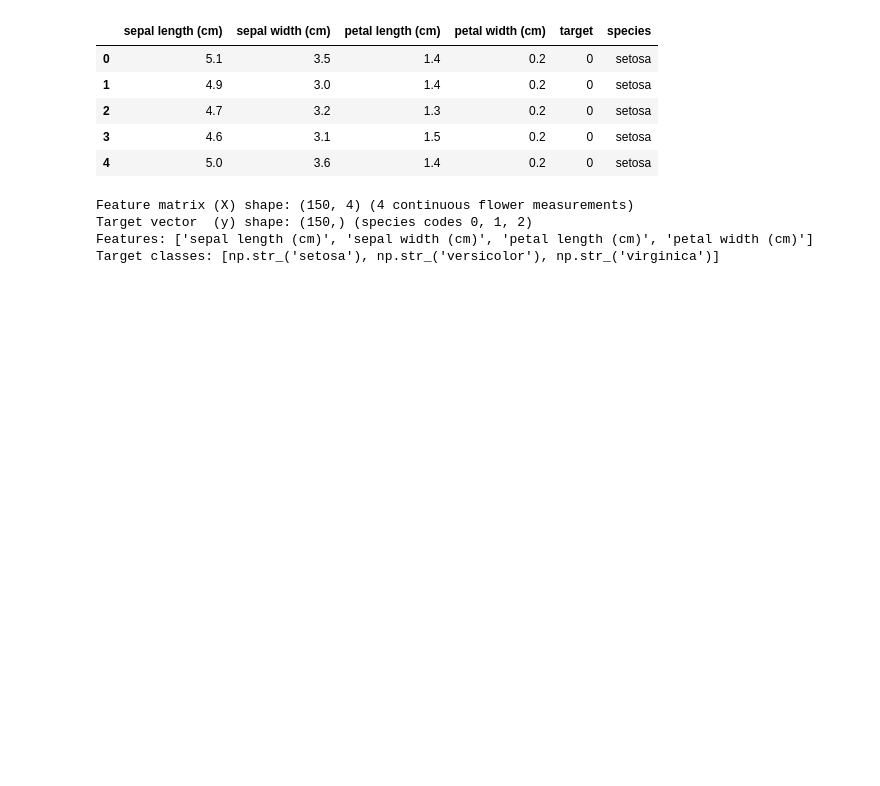
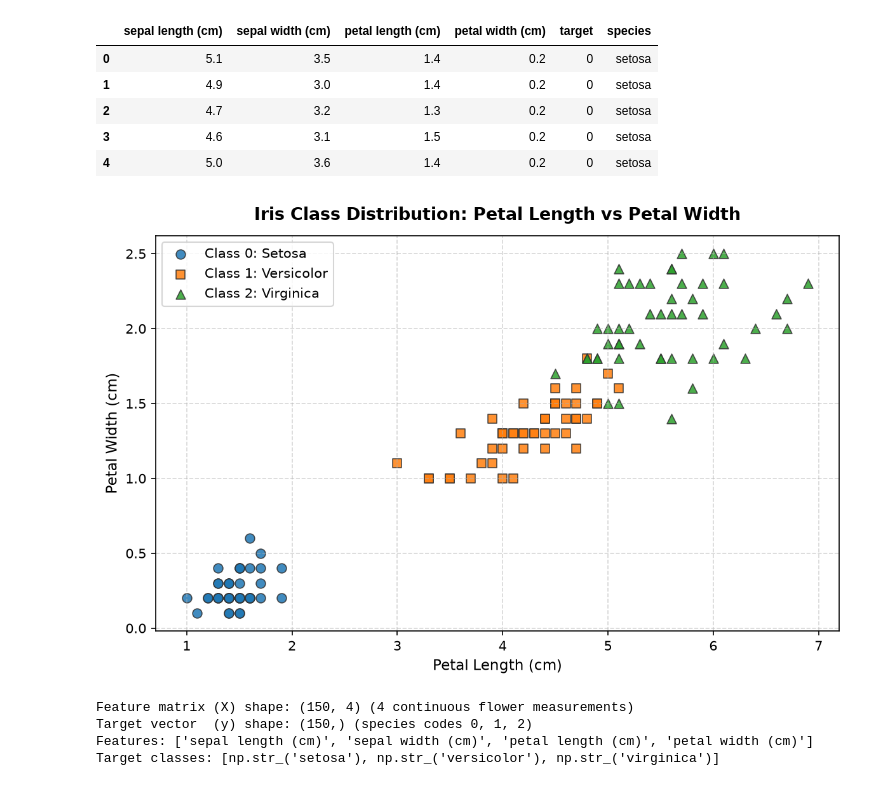
Before and after one commit to Shri-Sanjaykumar/Linkific-Tasks, a Jupyter notebook: Day-11/classification_practice.ipynb, the cells around one changed output. Saved outputs shown, nothing was run; the diff lists cells and outputs as text; code cells hidden in the pictures; blank space fills up the shorter version.

Commit message:
docs(day-11): embed iris class distribution visualization directly in notebook

```diff
--- a/Day-11/classification_practice.ipynb
+++ b/Day-11/classification_practice.ipynb
@@ -100,6 +100,29 @@ First 5 rows:
 | 2 | 4.7 | 3.2 | 1.3 | 0.2 | 0 | setosa |
 | 3 | 4.6 | 3.1 | 1.5 | 0.2 | 0 | setosa |
 | 4 | 5.0 | 3.6 | 1.4 | 0.2 | 0 | setosa |
+# %%
+# Visualize the Iris class distribution across petal dimensions
+plt.figure(figsize=(8, 5.2), dpi=150)
+palette = ["#1f77b4", "#ff7f0e", "#2ca02c"]
+markers = ["o", "s", "^"]
+
+for idx, target_name in enumerate(iris.target_names):
+    subset = df[df["target"] == idx]
+    plt.scatter(
+        subset["petal length (cm)"], subset["petal width (cm)"],
+        label=f"Class {idx}: {target_name.capitalize()}",
+        color=palette[idx], marker=markers[idx], s=55, alpha=0.85, edgecolors="#333333", linewidth=0.8
+    )
+
+plt.title("Iris Class Distribution: Petal Length vs Petal Width", fontsize=13, fontweight="bold", pad=12)
+plt.xlabel("Petal Length (cm)", fontsize=11)
+plt.ylabel("Petal Width (cm)", fontsize=11)
+plt.grid(True, linestyle="--", alpha=0.5)
+plt.legend(frameon=True, facecolor="white", edgecolor="#cccccc", loc="upper left")
+plt.tight_layout()
+plt.show()
+# %% [output]
+[figure, added]
 # %%
 # Isolate input features (X) and target class (y)
 X = df[iris.feature_names]
```
